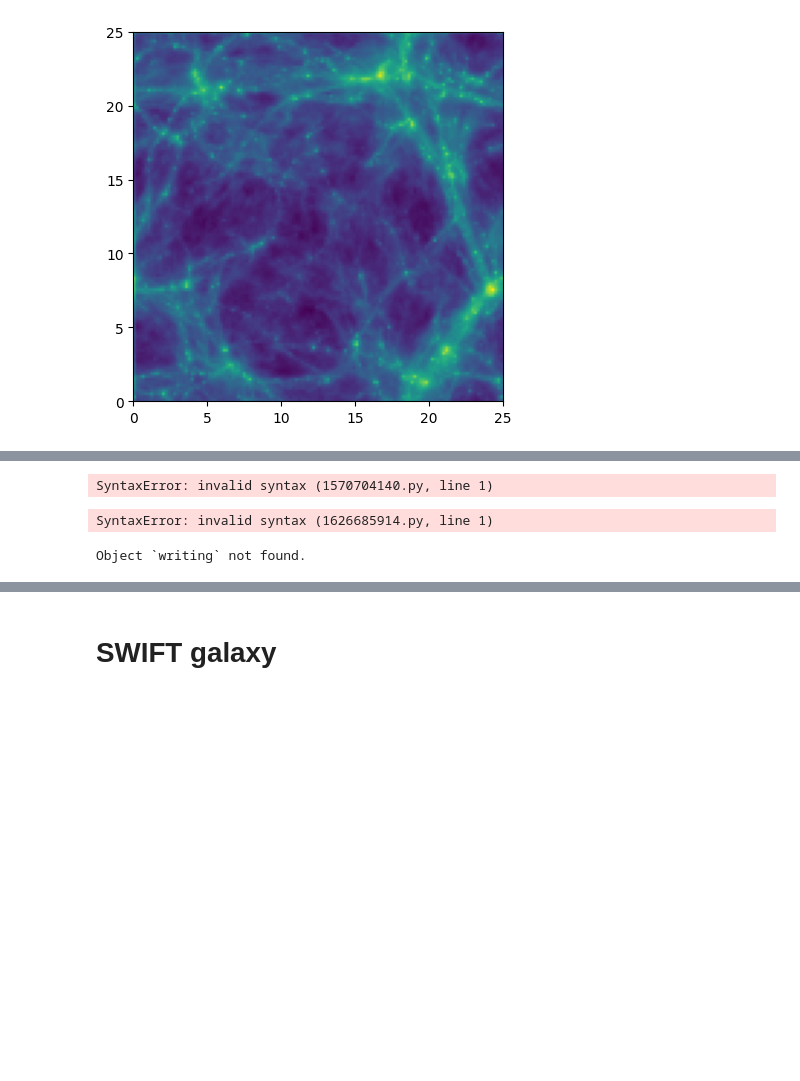
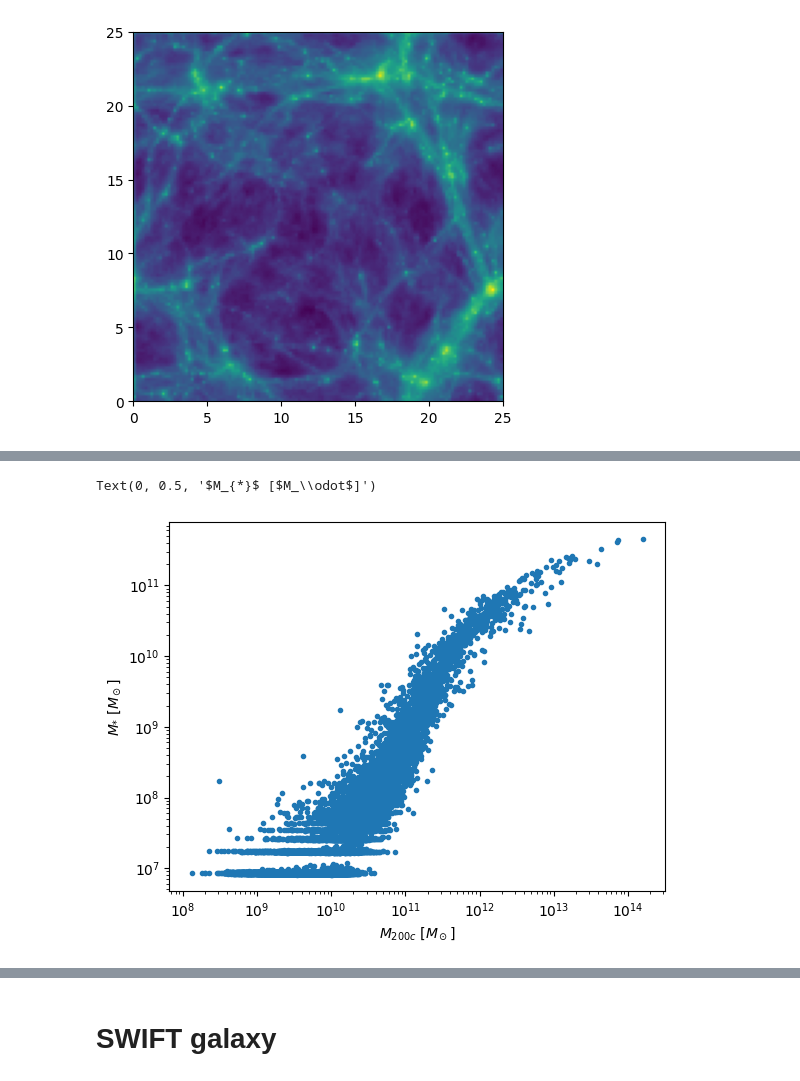
Before and after one commit to robjmcgibbon/COLIBRECON2024, a Jupyter notebook: COLIBRE.ipynb, the cells around one changed output, grey strips where cells are left out. Cells and saved outputs as stored; diff of their text form; code cells hidden in the pictures; blank space fills up the shorter version.

Commit message:
More plots

```diff
--- a/COLIBRE.ipynb
+++ b/COLIBRE.ipynb
@@ -288,12 +242,16 @@ Tell us what properties you want
-# %%
-Datasets from pipeline, how to use
-# %% [output]
-SyntaxError: invalid syntax (1570704140.py, line 1)
-# %%
-Reproduce pipeline plot
-# %% [output]
-SyntaxError: invalid syntax (1626685914.py, line 1)
-# %%
-Subset writing?
-# %% [output]
-Object `writing` not found.
+# %%
+simulation_dir = "/cosma8/data/dp004/colibre/Runs/L0050N0376/Fiducial_test"
+snap_nr = 127   # z=0
+soap_filename = f'{simulation_dir}/SOAP/halo_properties_{snap_nr:04}.hdf5'
+soap = sw.load(soap_filename)
+# %%
+stellar_mass = soap.exclusive_sphere_50kpc.stellar_mass.to('Msun')
+total_mass = soap.spherical_overdensity_200_crit.total_mass.to('Msun')
+mask = (stellar_mass != 0) & (total_mass != 0)
+
+plt.loglog(total_mass[mask], stellar_mass[mask], '.')
+plt.xlabel(r'$M_{200c}$ [$M_\odot$]')
+plt.ylabel(r'$M_{*}$ [$M_\odot$]')
+# %% [output]
+Text(0, 0.5, '$M_{*}$ [$M_\\odot$]')
+[figure, added]
```
Also changed, not shown: parts of 15 cells of this notebook.
